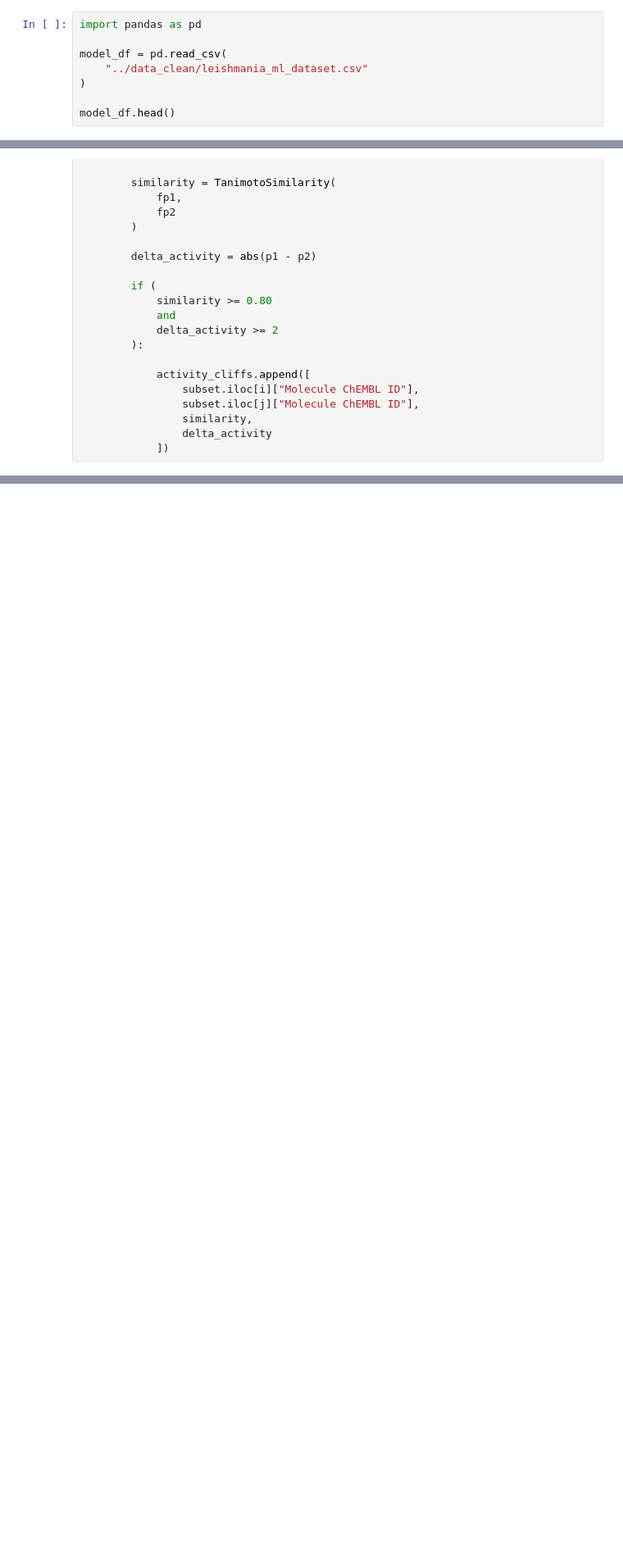
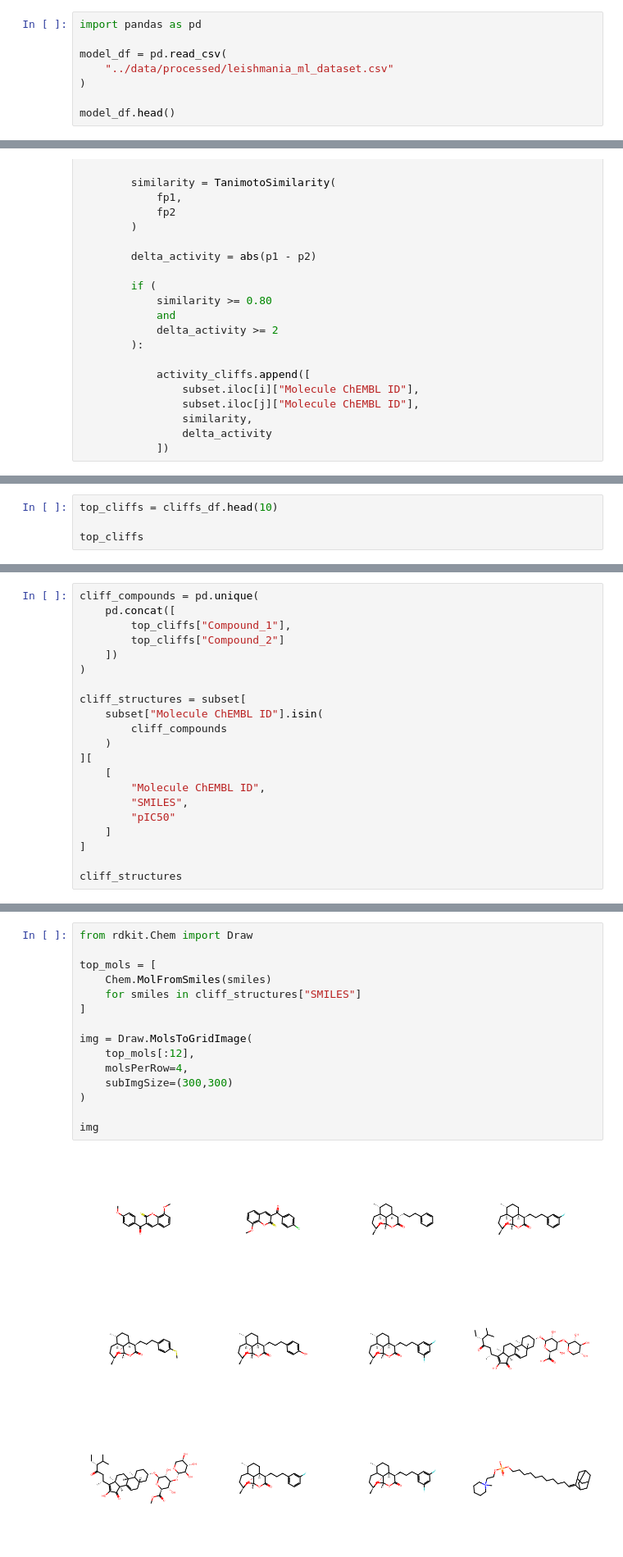
Before and after one commit to khushwantbhangu/anti-leishmania-qsar, a Jupyter notebook: notebooks/08_activity_cliff_analysis.ipynb, the cells around one changed output, grey strips where cells are left out. Shown at 82% size. Saved outputs shown, nothing was run; the diff lists cells and outputs as text; blank space fills up the shorter version.

```diff
--- a/notebooks/08_activity_cliff_analysis.ipynb
+++ b/notebooks/08_activity_cliff_analysis.ipynb
@@ -2,7 +2,7 @@
 import pandas as pd
 
 model_df = pd.read_csv(
-    "../data_clean/leishmania_ml_dataset.csv"
+    "../data/processed/leishmania_ml_dataset.csv"
 )
 
 model_df.head()
@@ -90,0 +288,4 @@ for i in range(len(subset)):
+# %%
+top_cliffs = cliffs_df.head(10)
+
+top_cliffs
@@ -90,0 +304,21 @@ for i in range(len(subset)):
+# %%
+cliff_compounds = pd.unique(
+    pd.concat([
+        top_cliffs["Compound_1"],
+        top_cliffs["Compound_2"]
+    ])
+)
+
+cliff_structures = subset[
+    subset["Molecule ChEMBL ID"].isin(
+        cliff_compounds
+    )
+][
+    [
+        "Molecule ChEMBL ID",
+        "SMILES",
+        "pIC50"
+    ]
+]
+
+cliff_structures
@@ -90,0 +347,17 @@ for i in range(len(subset)):
+# %%
+from rdkit.Chem import Draw
+
+top_mols = [
+    Chem.MolFromSmiles(smiles)
+    for smiles in cliff_structures["SMILES"]
+]
+
+img = Draw.MolsToGridImage(
+    top_mols[:12],
+    molsPerRow=4,
+    subImgSize=(300,300)
+)
+
+img
+# %% [output]
+[figure, added]
```
Also changed, not shown: parts of 17 cells of this notebook, 7 other files.
